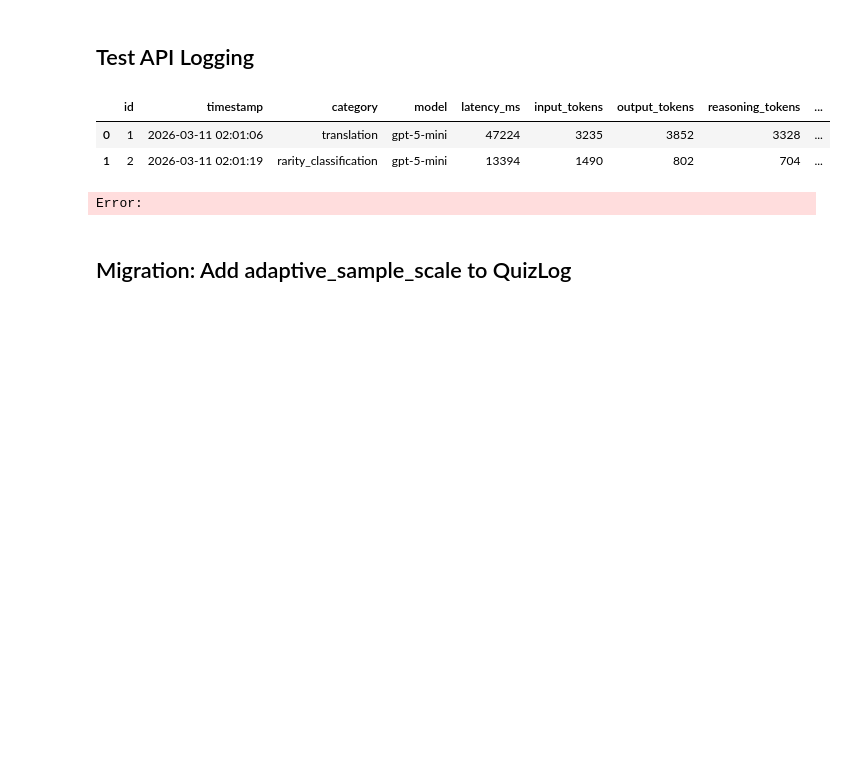
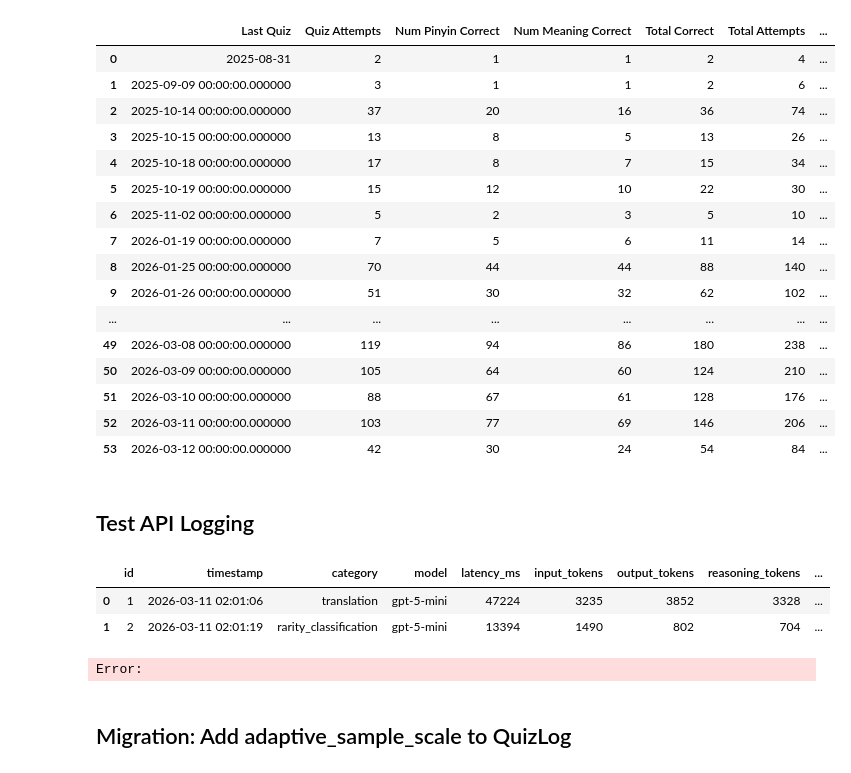
Before and after one commit to tuawong/GPT4LanguageLearning, a Jupyter notebook: notebook/SQLTest.ipynb, the cells around one changed output. Drawn from its saved outputs; the diff is of its cells as text; code cells hidden in the pictures; blank space fills up the shorter version.

Commit message:
Add top error quiz

```diff
--- a/notebook/SQLTest.ipynb
+++ b/notebook/SQLTest.ipynb
@@ -13,3 +13,15 @@ from database import Base, SessionLocal, engine, ensure_views_from_files, init_d
 from main.sql import load_dict, count_overlap_word
 # %%
 init_db()
+# %%
+df = load_dict()
+# %%
+quiz_by_date = df.groupby('Last Quiz').agg({
+    'Quiz Attempts': 'sum',
+    'Num Pinyin Correct': 'sum',
+    'Num Meaning Correct': 'sum'
+}).reset_index()
+
+quiz_by_date['Total Correct'] = quiz_by_date['Num Pinyin Correct'] + quiz_by_date['Num Meaning Correct']
+quiz_by_date['Total Attempts'] = quiz_by_date['Quiz Attempts'] * 2  # Each quiz has pinyin and meaning
+quiz_by_date['Correct %'] = (quiz_by_date['Total Correct'] / quiz_by_date['Total Attempts'] * 100).round(1)
@@ -16,3 +73,23 @@ init_db()
+# %%
+quiz_by_date
+# %% [output]
+|  | Last Quiz | Quiz Attempts | Num Pinyin Correct | Num Meaning Correct | Total Correct | Total Attempts | ... |
+| 0 | 2025-08-31 | 2 | 1 | 1 | 2 | 4 | ... |
+| 1 | 2025-09-09 00:00:00.000000 | 3 | 1 | 1 | 2 | 6 | ... |
+| 2 | 2025-10-14 00:00:00.000000 | 37 | 20 | 16 | 36 | 74 | ... |
+| 3 | 2025-10-15 00:00:00.000000 | 13 | 8 | 5 | 13 | 26 | ... |
+| 4 | 2025-10-18 00:00:00.000000 | 17 | 8 | 7 | 15 | 34 | ... |
+| 5 | 2025-10-19 00:00:00.000000 | 15 | 12 | 10 | 22 | 30 | ... |
+| 6 | 2025-11-02 00:00:00.000000 | 5 | 2 | 3 | 5 | 10 | ... |
+| 7 | 2026-01-19 00:00:00.000000 | 7 | 5 | 6 | 11 | 14 | ... |
+| 8 | 2026-01-25 00:00:00.000000 | 70 | 44 | 44 | 88 | 140 | ... |
+| 9 | 2026-01-26 00:00:00.000000 | 51 | 30 | 32 | 62 | 102 | ... |
+| ... | ... | ... | ... | ... | ... | ... | ... |
+| 49 | 2026-03-08 00:00:00.000000 | 119 | 94 | 86 | 180 | 238 | ... |
+| 50 | 2026-03-09 00:00:00.000000 | 105 | 64 | 60 | 124 | 210 | ... |
+| 51 | 2026-03-10 00:00:00.000000 | 88 | 67 | 61 | 128 | 176 | ... |
+| 52 | 2026-03-11 00:00:00.000000 | 103 | 77 | 69 | 146 | 206 | ... |
+| 53 | 2026-03-12 00:00:00.000000 | 42 | 30 | 24 | 54 | 84 | ... |
 # %% [markdown]
 ## Test API Logging
 # %%
```
Also changed, not shown: parts of 4 cells of this notebook, 3 other files.
